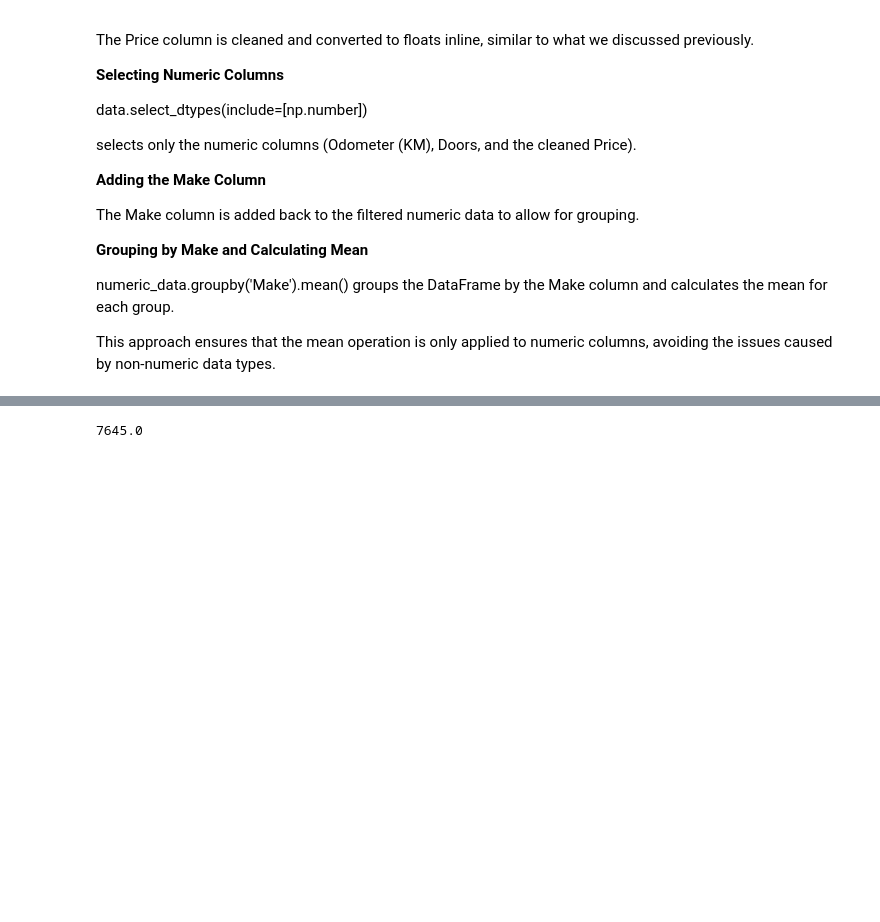
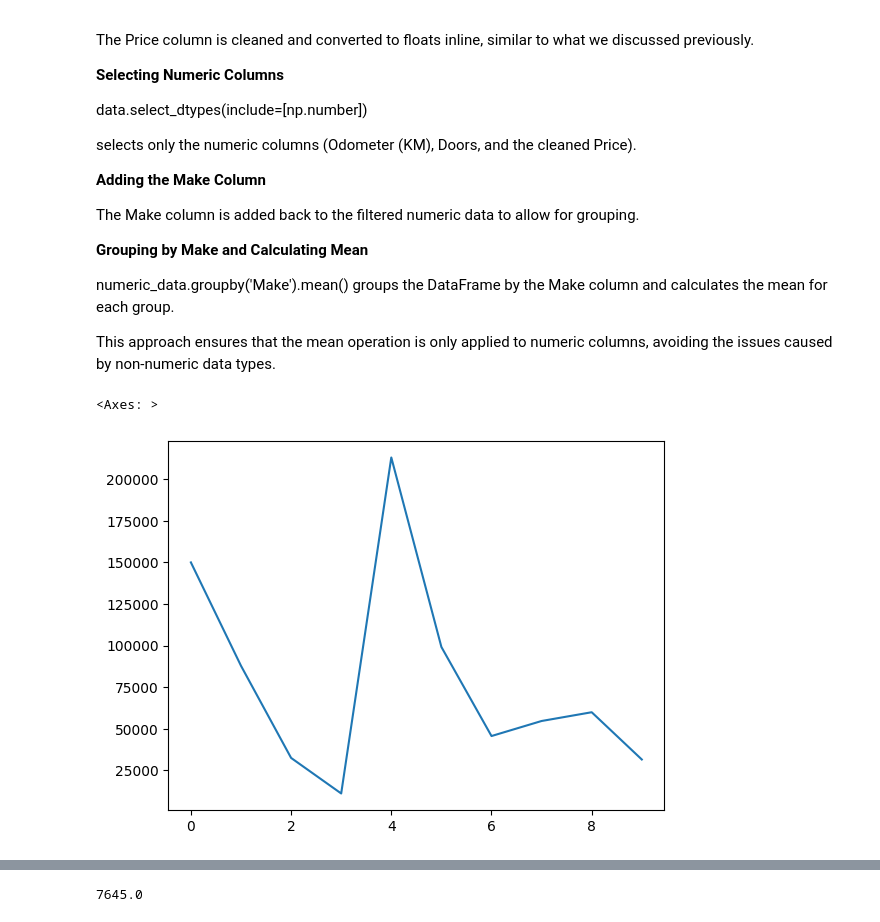
Before and after one commit to drpetros11111/FS_DScML_Zero_to_Mastery, a Jupyter notebook: DrPP_0_mastery_pipelines.ipynb, the cells around one changed output, grey strips where cells are left out. Saved outputs shown, nothing was run; the diff lists cells and outputs as text; code cells hidden in the pictures; blank space fills up the shorter version.

```diff
--- a/DrPP_0_mastery_pipelines.ipynb
+++ b/DrPP_0_mastery_pipelines.ipynb
@@ -340,3 +340,8 @@ The Make column is added back to the filtered numeric data to allow for grouping
 numeric_data.groupby('Make').mean() groups the DataFrame by the Make column and calculates the mean for each group.
 
 This approach ensures that the mean operation is only applied to numeric columns, avoiding the issues caused by non-numeric data types.
+# %%
+data['Odometer (KM)'].plot()
+# %% [output]
+<Axes: >
+[figure, added]
```
Also changed, not shown: parts of 11 cells of this notebook.
